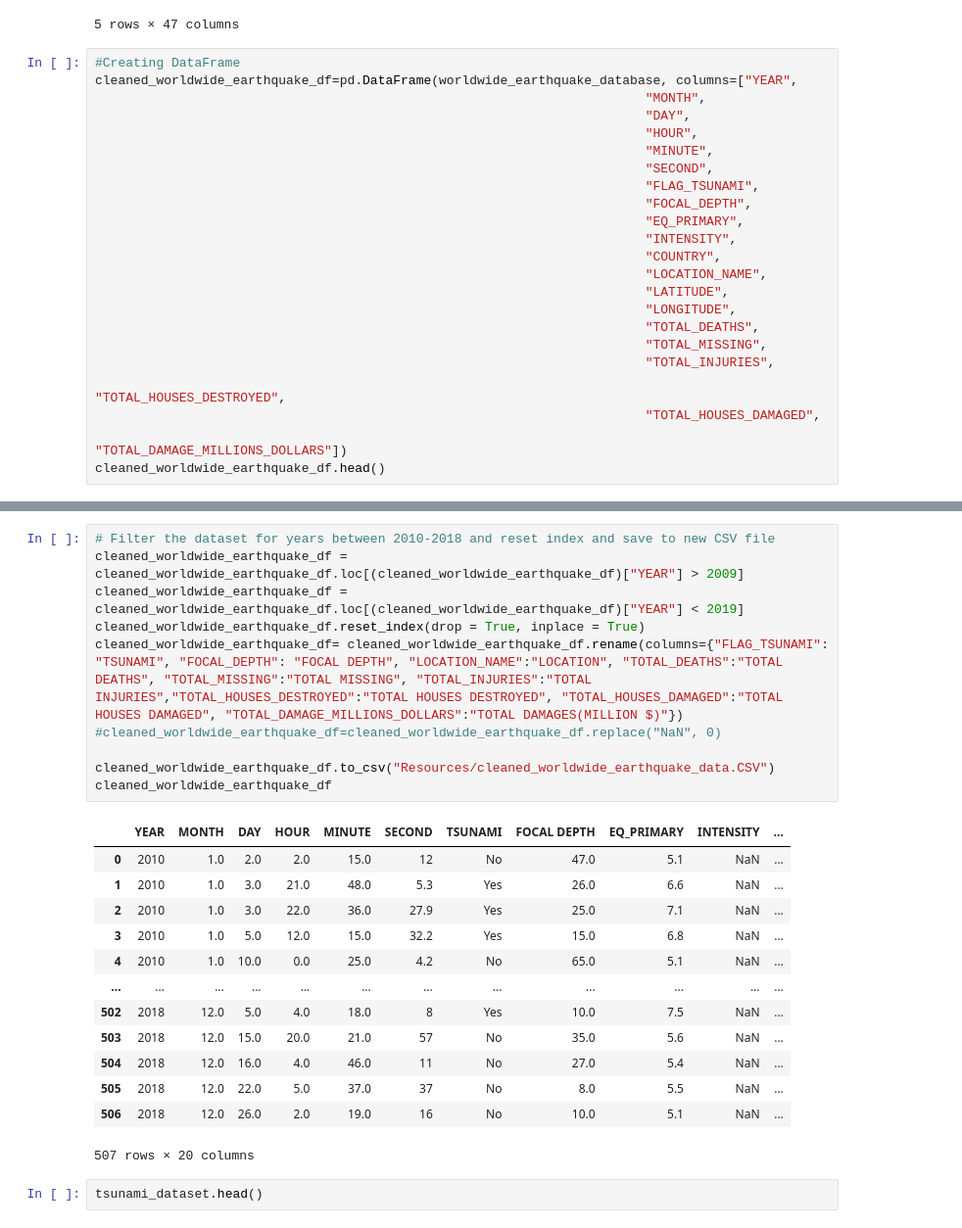
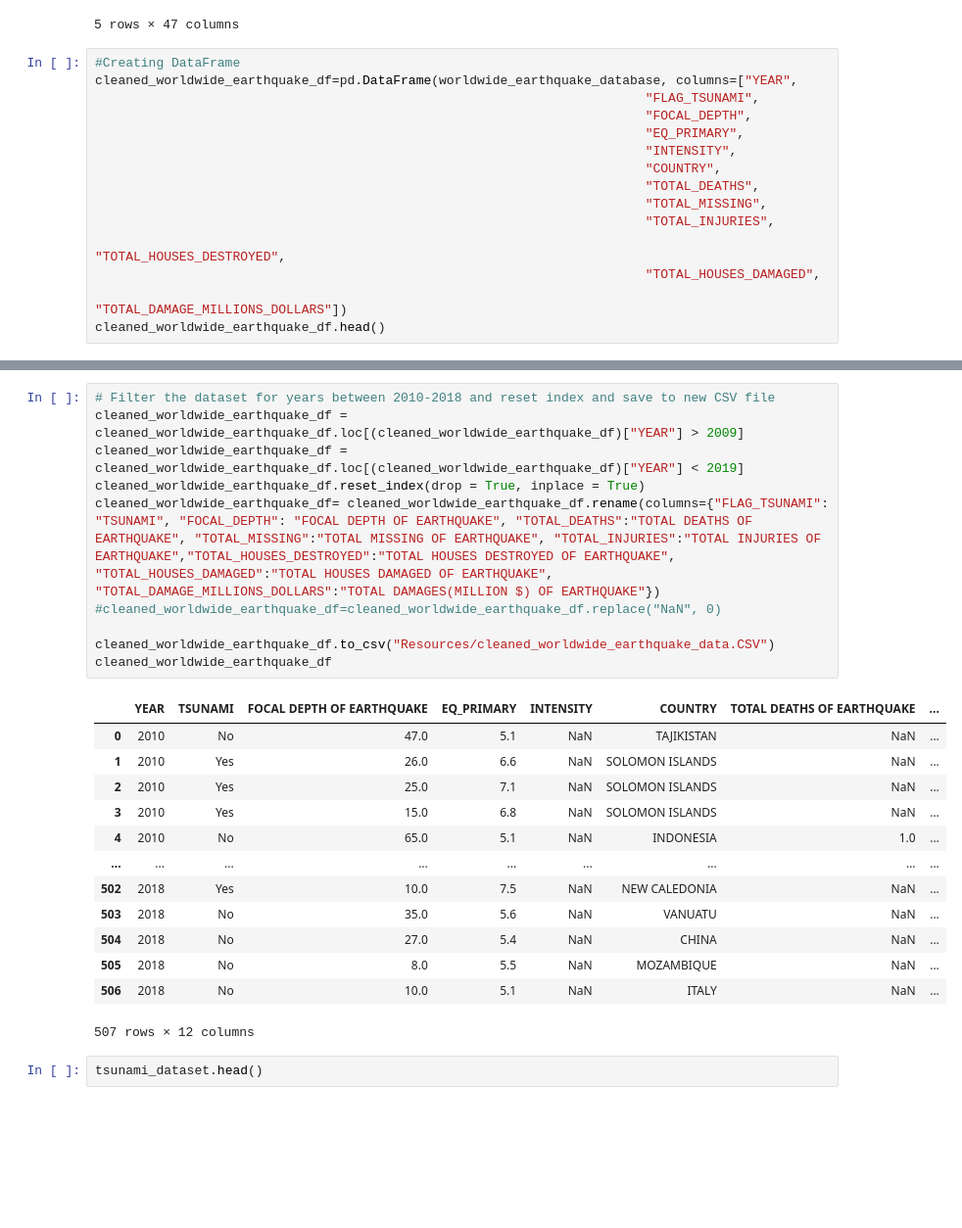
Before and after one commit to macadyls/Natural-Disaster-Support-ETL, a Jupyter notebook: Branch-Nasrin/data_cleaning.ipynb, the cells around one changed output, grey strips where cells are left out. Shown: that part at 98% size. Saved outputs shown, nothing was run; the diff lists cells and outputs as text; blank space fills up the shorter version.

```diff
--- a/Branch-Nasrin/data_cleaning.ipynb
+++ b/Branch-Nasrin/data_cleaning.ipynb
@@ -82,19 +75,11 @@ worldwide_earthquake_database.head()
 # %%
 #Creating DataFrame
 cleaned_worldwide_earthquake_df=pd.DataFrame(worldwide_earthquake_database, columns=["YEAR",
-                                                                        "MONTH",
-                                                                        "DAY",
-                                                                        "HOUR",
-                                                                        "MINUTE",
-                                                                        "SECOND",
                                                                         "FLAG_TSUNAMI",
                                                                         "FOCAL_DEPTH",
                                                                         "EQ_PRIMARY",
                                                                         "INTENSITY",
                                                                         "COUNTRY",
-                                                                        "LOCATION_NAME",
-                                                                        "LATITUDE",
-                                                                        "LONGITUDE",
                                                                         "TOTAL_DEATHS",
                                                                         "TOTAL_MISSING",
                                                                         "TOTAL_INJURIES",
@@ -112,27 +97,27 @@ cleaned_worldwide_earthquake_df.head()
 # %%
 # Filter the dataset for years between 2010-2018 and reset index and save to new CSV file
 cleaned_worldwide_earthquake_df = cleaned_worldwide_earthquake_df.loc[(cleaned_worldwide_earthquake_df)["YEAR"] > 2009]
 cleaned_worldwide_earthquake_df = cleaned_worldwide_earthquake_df.loc[(cleaned_worldwide_earthquake_df)["YEAR"] < 2019]
 cleaned_worldwide_earthquake_df.reset_index(drop = True, inplace = True)
-cleaned_worldwide_earthquake_df= cleaned_worldwide_earthquake_df.rename(columns={"FLAG_TSUNAMI": "TSUNAMI", "FOCAL_DEPTH": "FOCAL DEPTH", "LOCATION_NAME":"LOCATION", "TOTAL_DEATHS":"TOTAL DEATHS", "TOTAL_MISSING":"TOTAL MISSING", "TOTAL_INJURIES":"TOTAL INJURIES","TOTAL_HOUSES_DESTROYED":"TOTAL HOUSES DESTROYED", "TOTAL_HOUSES_DAMAGED":"TOTAL HOUSES DAMAGED", "TOTAL_DAMAGE_MILLIONS_DOLLARS":"TOTAL DAMAGES(MILLION $)"})
+cleaned_worldwide_earthquake_df= cleaned_worldwide_earthquake_df.rename(columns={"FLAG_TSUNAMI": "TSUNAMI", "FOCAL_DEPTH": "FOCAL DEPTH OF EARTHQUAKE", "TOTAL_DEATHS":"TOTAL DEATHS OF EARTHQUAKE", "TOTAL_MISSING":"TOTAL MISSING OF EARTHQUAKE", "TOTAL_INJURIES":"TOTAL INJURIES OF EARTHQUAKE","TOTAL_HOUSES_DESTROYED":"TOTAL HOUSES DESTROYED OF EARTHQUAKE", "TOTAL_HOUSES_DAMAGED":"TOTAL HOUSES DAMAGED OF EARTHQUAKE", "TOTAL_DAMAGE_MILLIONS_DOLLARS":"TOTAL DAMAGES(MILLION $) OF EARTHQUAKE"})
 #cleaned_worldwide_earthquake_df=cleaned_worldwide_earthquake_df.replace("NaN", 0)
 
 cleaned_worldwide_earthquake_df.to_csv("Resources/cleaned_worldwide_earthquake_data.CSV")
 cleaned_worldwide_earthquake_df
 # %% [output]
-|  | YEAR | MONTH | DAY | HOUR | MINUTE | SECOND | TSUNAMI | FOCAL DEPTH | EQ_PRIMARY | INTENSITY | ... |
-| 0 | 2010 | 1.0 | 2.0 | 2.0 | 15.0 | 12 | No | 47.0 | 5.1 | NaN | ... |
-| 1 | 2010 | 1.0 | 3.0 | 21.0 | 48.0 | 5.3 | Yes | 26.0 | 6.6 | NaN | ... |
-| 2 | 2010 | 1.0 | 3.0 | 22.0 | 36.0 | 27.9 | Yes | 25.0 | 7.1 | NaN | ... |
-| 3 | 2010 | 1.0 | 5.0 | 12.0 | 15.0 | 32.2 | Yes | 15.0 | 6.8 | NaN | ... |
-| 4 | 2010 | 1.0 | 10.0 | 0.0 | 25.0 | 4.2 | No | 65.0 | 5.1 | NaN | ... |
-| ... | ... | ... | ... | ... | ... | ... | ... | ... | ... | ... | ... |
-| 502 | 2018 | 12.0 | 5.0 | 4.0 | 18.0 | 8 | Yes | 10.0 | 7.5 | NaN | ... |
-| 503 | 2018 | 12.0 | 15.0 | 20.0 | 21.0 | 57 | No | 35.0 | 5.6 | NaN | ... |
-| 504 | 2018 | 12.0 | 16.0 | 4.0 | 46.0 | 11 | No | 27.0 | 5.4 | NaN | ... |
-| 505 | 2018 | 12.0 | 22.0 | 5.0 | 37.0 | 37 | No | 8.0 | 5.5 | NaN | ... |
-| 506 | 2018 | 12.0 | 26.0 | 2.0 | 19.0 | 16 | No | 10.0 | 5.1 | NaN | ... |
+|  | YEAR | TSUNAMI | FOCAL DEPTH OF EARTHQUAKE | EQ_PRIMARY | INTENSITY | COUNTRY | TOTAL DEATHS OF EARTHQUAKE | ... |
+| 0 | 2010 | No | 47.0 | 5.1 | NaN | TAJIKISTAN | NaN | ... |
+| 1 | 2010 | Yes | 26.0 | 6.6 | NaN | SOLOMON ISLANDS | NaN | ... |
+| 2 | 2010 | Yes | 25.0 | 7.1 | NaN | SOLOMON ISLANDS | NaN | ... |
+| 3 | 2010 | Yes | 15.0 | 6.8 | NaN | SOLOMON ISLANDS | NaN | ... |
+| 4 | 2010 | No | 65.0 | 5.1 | NaN | INDONESIA | 1.0 | ... |
+| ... | ... | ... | ... | ... | ... | ... | ... | ... |
+| 502 | 2018 | Yes | 10.0 | 7.5 | NaN | NEW CALEDONIA | NaN | ... |
+| 503 | 2018 | No | 35.0 | 5.6 | NaN | VANUATU | NaN | ... |
+| 504 | 2018 | No | 27.0 | 5.4 | NaN | CHINA | NaN | ... |
+| 505 | 2018 | No | 8.0 | 5.5 | NaN | MOZAMBIQUE | NaN | ... |
+| 506 | 2018 | No | 10.0 | 5.1 | NaN | ITALY | NaN | ... |
-507 rows × 20 columns
+507 rows × 12 columns
 # %%
 tsunami_dataset.head()
 # %% [output]
```
Also changed, not shown: parts of 6 cells of this notebook.
